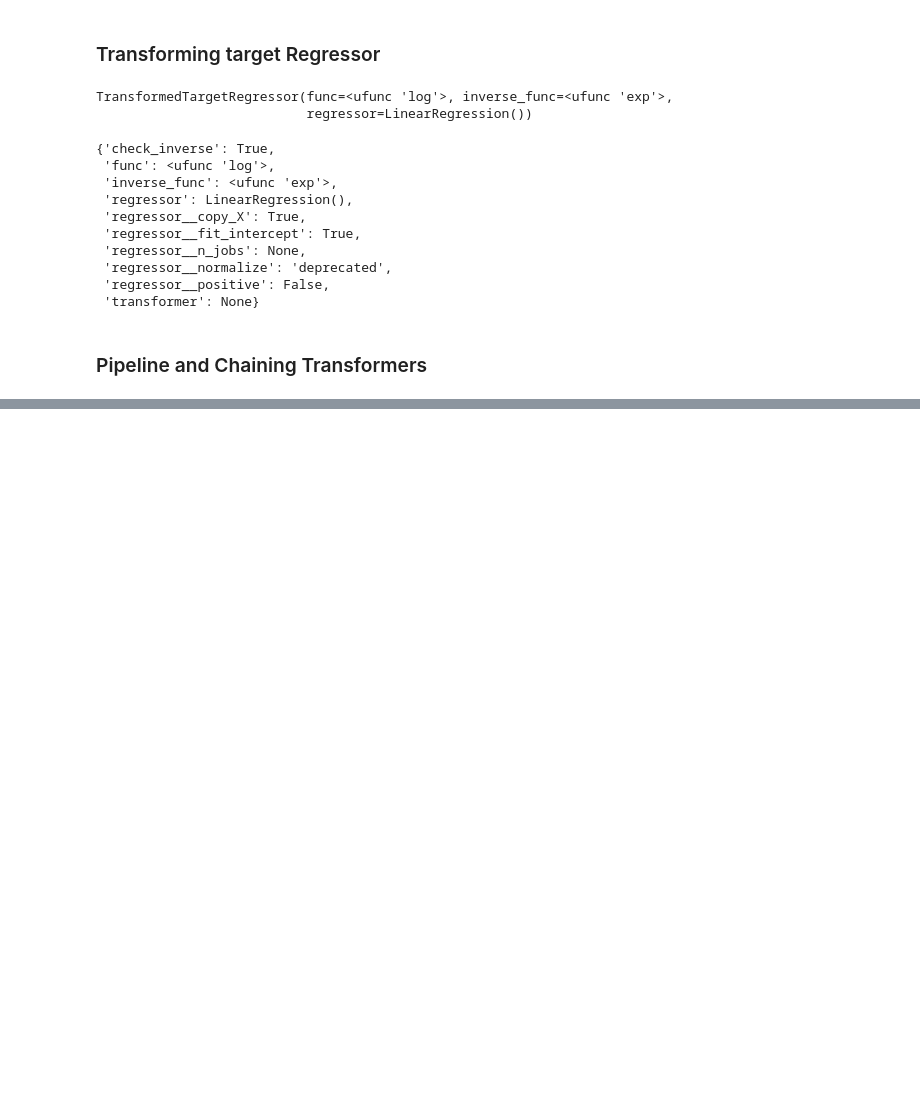
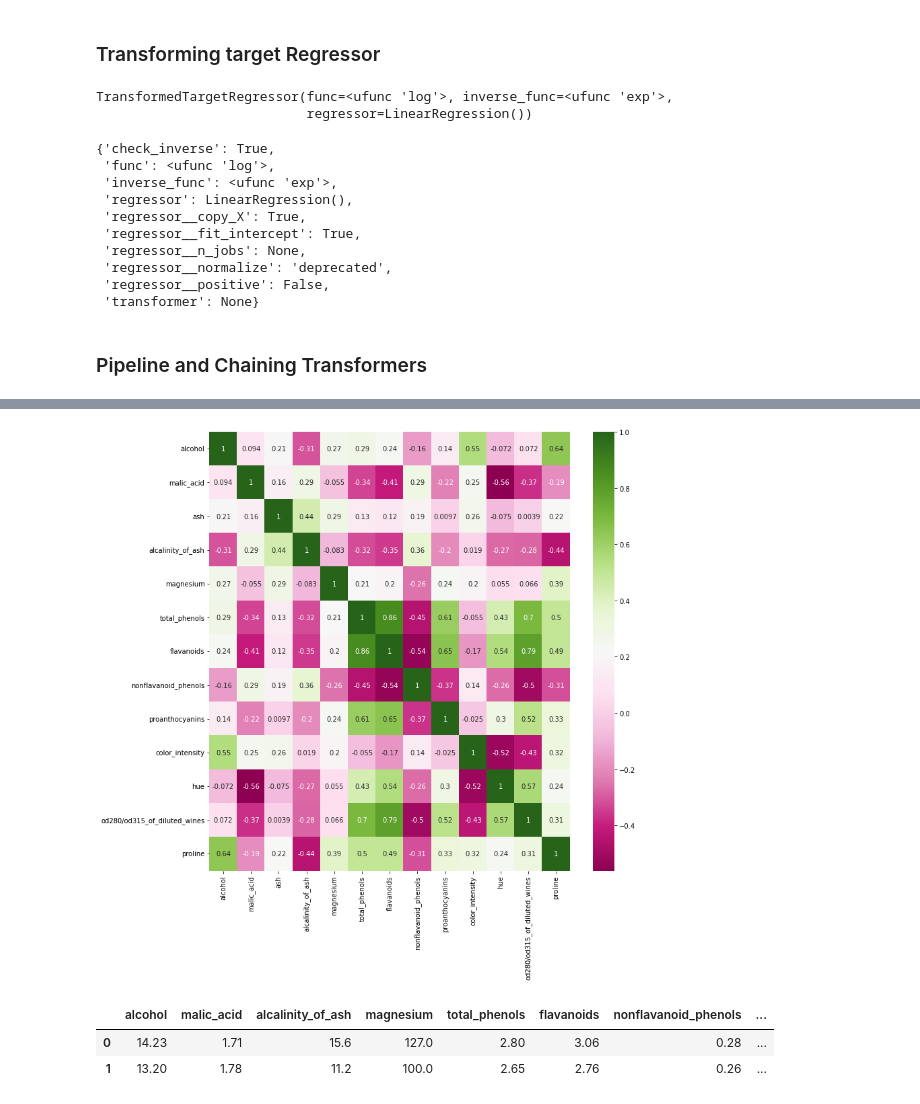
Before and after one commit to Aditya9790/Machine-Learning, a Jupyter notebook: Sklearn.ipynb, the cells around one changed output, grey strips where cells are left out. Drawn from its saved outputs; the diff is of its cells as text; code cells hidden in the pictures; blank space fills up the shorter version.

```diff
--- a/Sklearn.ipynb
+++ b/Sklearn.ipynb
@@ -458,0 +814,9 @@ tt.get_params()
+# %%
+wine_data = load_wine(as_frame=True)
+X = wine_data.data
+y = load_wine().target
+
+# Shuffle data
+# wine_df = wine_df.sample(frac=1).reset_index(drop=True)
+
+X.head()
@@ -458,0 +852,6 @@ tt.get_params()
+# %%
+plt.figure(figsize = (12, 12))
+sns.heatmap(X.corr(), annot=True, cmap='PiYG')
+plt.show()
+# %% [output]
+[figure, added]
@@ -458,0 +860,6 @@ tt.get_params()
+# %%
+X.head(2)
+# %% [output]
+|  | alcohol | malic_acid | alcalinity_of_ash | magnesium | total_phenols | flavanoids | nonflavanoid_phenols | ... |
+| 0 | 14.23 | 1.71 | 15.6 | 127.0 | 2.80 | 3.06 | 0.28 | ... |
+| 1 | 13.20 | 1.78 | 11.2 | 100.0 | 2.65 | 2.76 | 0.26 | ... |
```
Also changed, not shown: parts of 71 cells of this notebook.
